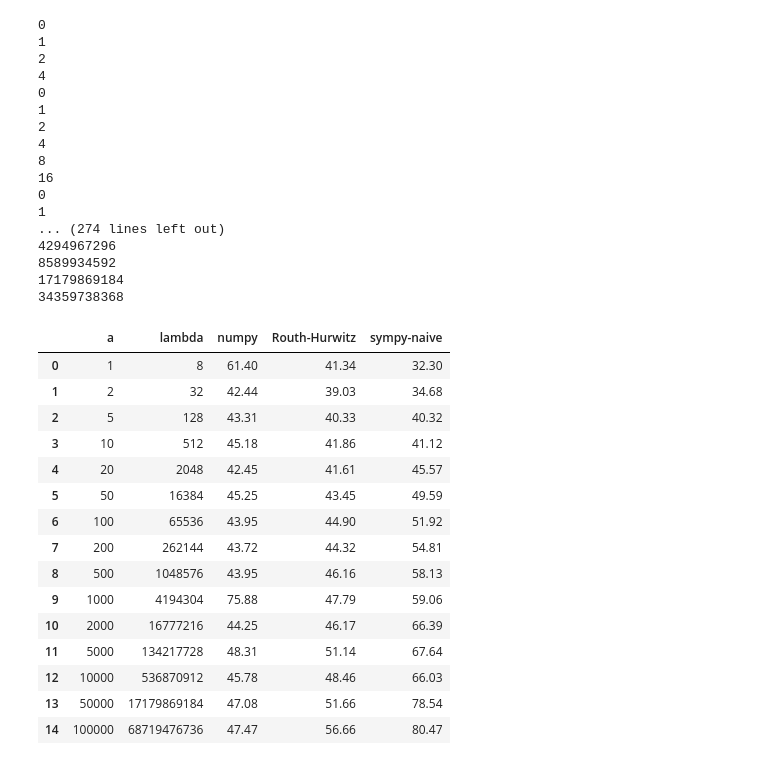
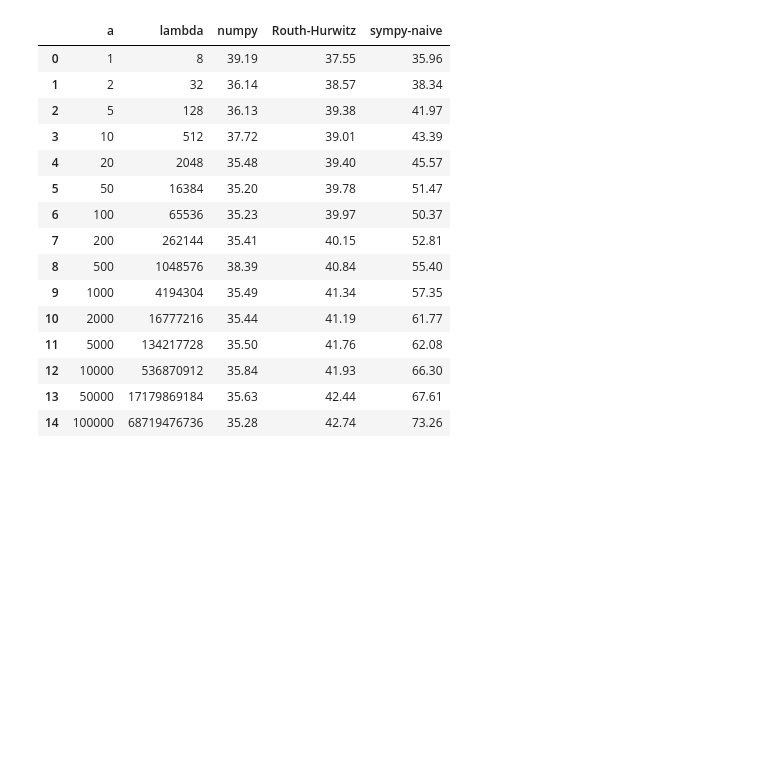
Before and after one commit to yubocai-poly/DQbee, a Jupyter notebook: Examples/MultiStability/multistability_system_2.ipynb, the cells around one changed output. Drawn from its saved outputs; the diff is of its cells as text; code cells hidden in the pictures; blank space fills up the shorter version.

```diff
--- a/Examples/MultiStability/multistability_system_2.ipynb
+++ b/Examples/MultiStability/multistability_system_2.ipynb
@@ -17,5 +17,6 @@ where $a$ are positive numbers.
 # %%
 a, x = sp.symbols('a x')
+a = 1
 multistable_eq_system = EquationSystem([sp.Eq(x, - x * (x - a) * (x - 2 * a))])
 rhs = - x * (x - a) * (x - 2 * a)
 rhs.expand()
@@ -44 +45,3 @@ $$\begin{cases}
 \end{cases}$$
+# %%
+result = dquadratization_multi_equilibrium(multistable_eq_system, [[0],[2]])
@@ -45,65 +68,56 @@ $$\begin{cases}
 # %%
+import numpy as np
+
+N = 10  # number of repetitions
 a_list = [1, 2, 5, 10, 20, 50, 100, 200, 500, 1000, 2000, 5000, 10000, 50000, 100000]
 methods = ['numpy', 'Routh-Hurwitz', 'sympy-naive']
 
 results = []
 
 for a in a_list:
     result = [a]
     for method in methods:
-        multistable_eq_system = EquationSystem([sp.Eq(x, - x * (x - a) * (x - 2 * a))])
-        equilibrium = [[0], [2 * a]]
-        start = time.time()
-        lambda_value = dquadratization_multi_equilibrium(multistable_eq_system, equilibrium, method=method, display=False)[0]
-        end = time.time()
-        # transform time to milliseconds, round 2 decimals
-        # transform
-        result.append((lambda_value, round((end - start) * 1000, 2), method))
+        times = []  # list to store the times of each run
+        lambda_values = []  # list to store the lambda values of each run
+        for _ in range(N):
+            multistable_eq_system = EquationSystem([sp.Eq(x, - x * (x - a) * (x - 2 * a))])
+            equilibrium = [[0], [2 * a]]
+            start = time.time()
+            lambda_value = dquadratization_multi_equilibrium(multistable_eq_system, equilibrium, method=method, display=False)[0]
+            end = time.time()
+            times.append((end - start) * 1000)  # transform time to milliseconds
+            lambda_values.append(lambda_value)
+        # calculate the average time and lambda value
+        avg_time = round(np.mean(times), 2)
+        result.append((lambda_values[0], avg_time, method))
 
     results.append(result)
 
 data_frame = []
 for result in results:
     data = []
     data.append(result[0])
     data.append(result[1][0])
     for i in range(1, len(result)):
         data.append(result[i][1])
     data_frame.append(data)
 
 df = pd.DataFrame(data_frame, columns=['a','lambda', 'numpy', 'Routh-Hurwitz', 'sympy-naive'])
 df
 # %% [output]
-0
-1
-2
-4
-0
-1
-2
-4
-8
-16
-0
-1
-... (274 lines left out)
-4294967296
-8589934592
-17179869184
-34359738368
 |  | a | lambda | numpy | Routh-Hurwitz | sympy-naive |
-| 0 | 1 | 8 | 61.40 | 41.34 | 32.30 |
-| 1 | 2 | 32 | 42.44 | 39.03 | 34.68 |
-| 2 | 5 | 128 | 43.31 | 40.33 | 40.32 |
-| 3 | 10 | 512 | 45.18 | 41.86 | 41.12 |
-| 4 | 20 | 2048 | 42.45 | 41.61 | 45.57 |
-| 5 | 50 | 16384 | 45.25 | 43.45 | 49.59 |
-| 6 | 100 | 65536 | 43.95 | 44.90 | 51.92 |
-| 7 | 200 | 262144 | 43.72 | 44.32 | 54.81 |
-| 8 | 500 | 1048576 | 43.95 | 46.16 | 58.13 |
-| 9 | 1000 | 4194304 | 75.88 | 47.79 | 59.06 |
-| 10 | 2000 | 16777216 | 44.25 | 46.17 | 66.39 |
-| 11 | 5000 | 134217728 | 48.31 | 51.14 | 67.64 |
-| 12 | 10000 | 536870912 | 45.78 | 48.46 | 66.03 |
-| 13 | 50000 | 17179869184 | 47.08 | 51.66 | 78.54 |
-| 14 | 100000 | 68719476736 | 47.47 | 56.66 | 80.47 |
+| 0 | 1 | 8 | 39.19 | 37.55 | 35.96 |
+| 1 | 2 | 32 | 36.14 | 38.57 | 38.34 |
+| 2 | 5 | 128 | 36.13 | 39.38 | 41.97 |
+| 3 | 10 | 512 | 37.72 | 39.01 | 43.39 |
+| 4 | 20 | 2048 | 35.48 | 39.40 | 45.57 |
+| 5 | 50 | 16384 | 35.20 | 39.78 | 51.47 |
+| 6 | 100 | 65536 | 35.23 | 39.97 | 50.37 |
+| 7 | 200 | 262144 | 35.41 | 40.15 | 52.81 |
+| 8 | 500 | 1048576 | 38.39 | 40.84 | 55.40 |
+| 9 | 1000 | 4194304 | 35.49 | 41.34 | 57.35 |
+| 10 | 2000 | 16777216 | 35.44 | 41.19 | 61.77 |
+| 11 | 5000 | 134217728 | 35.50 | 41.76 | 62.08 |
+| 12 | 10000 | 536870912 | 35.84 | 41.93 | 66.30 |
+| 13 | 50000 | 17179869184 | 35.63 | 42.44 | 67.61 |
+| 14 | 100000 | 68719476736 | 35.28 | 42.74 | 73.26 |
```
Also changed, not shown: parts of 4 cells of this notebook, 10 other files.
